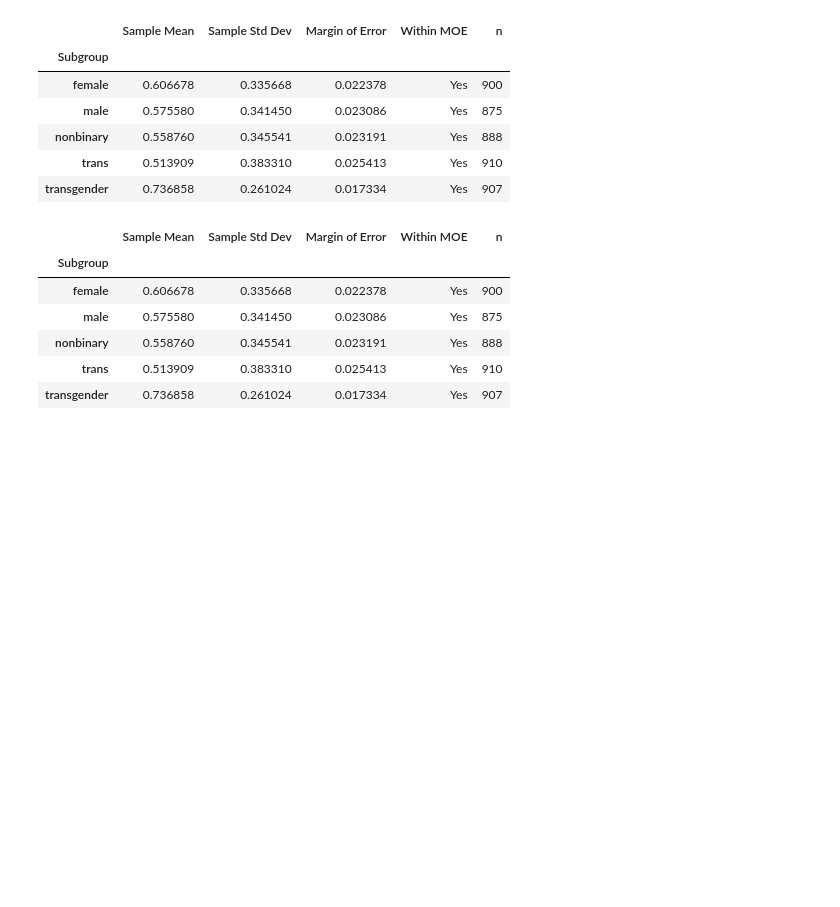
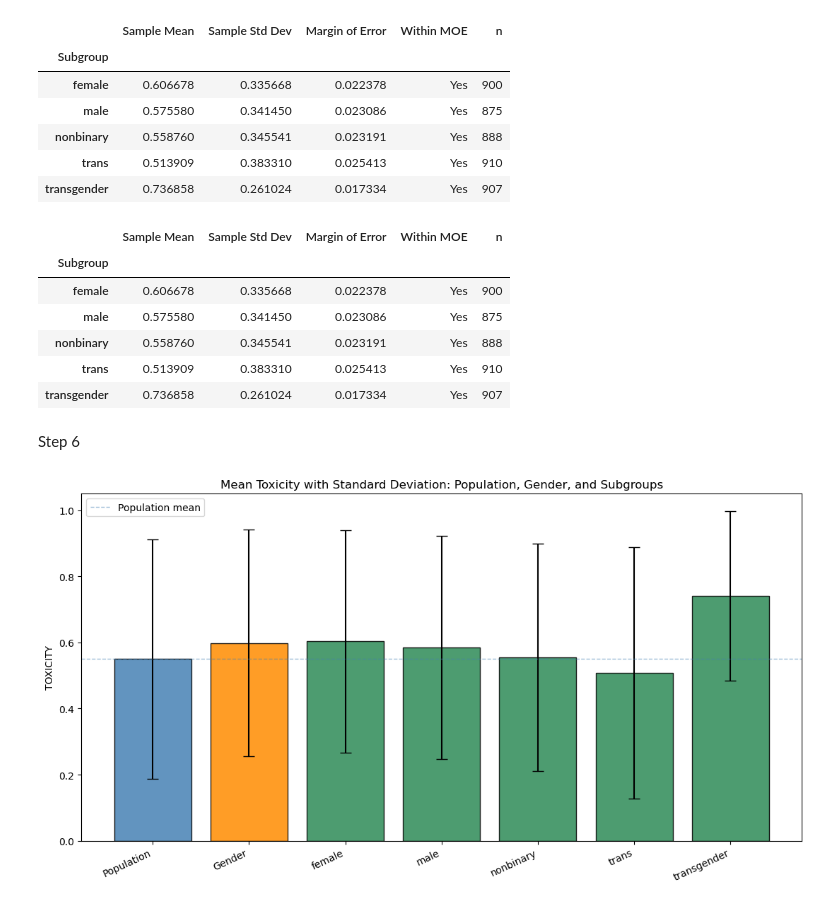
Before and after one commit to lukeckk/CS6603_2026_Summer, a Jupyter notebook: Porject_3_AI_ML_Part_1/notebook_part1.ipynb, the cells around one changed output. Cells and saved outputs as stored; diff of their text form; code cells hidden in the pictures; blank space fills up the shorter version.

Commit message:
completed step 6

```diff
--- a/Porject_3_AI_ML_Part_1/notebook_part1.ipynb
+++ b/Porject_3_AI_ML_Part_1/notebook_part1.ipynb
@@ -447,3 +447,31 @@ gender_subgroup_sample_60
 | nonbinary | 0.558760 | 0.345541 | 0.023191 | Yes | 888 |
 | trans | 0.513909 | 0.383310 | 0.025413 | Yes | 910 |
 | transgender | 0.736858 | 0.261024 | 0.017334 | Yes | 907 |
+# %% [markdown]
+Step 6
+# %%
+import matplotlib.pyplot as plt
+
+pop_mean = df_reduced['TOXICITY'].mean()
+pop_std = df_reduced['TOXICITY'].std(ddof=0)
+
+labels = ['Population', 'Gender'] + list(gender_subgroup_pop.index)
+means = [pop_mean, gender_mean] + gender_subgroup_pop['Mean'].tolist()
+stds = [pop_std, gender_std] + gender_subgroup_pop['Std Dev'].tolist()
+
+fig, ax = plt.subplots(figsize=(11, 6))
+x = np.arange(len(labels))
+colors = ['steelblue', 'darkorange'] + ['seagreen'] * len(gender_subgroup_pop)
+
+ax.bar(x, means, yerr=stds, capsize=6, color=colors, edgecolor='black', alpha=0.85)
+ax.set_xticks(x)
+ax.set_xticklabels(labels, rotation=25, ha='right')
+ax.set_ylabel('TOXICITY')
+ax.set_title('Mean Toxicity with Standard Deviation: Population, Gender, and Subgroups')
+ax.set_ylim(0, 1.05)
+ax.axhline(pop_mean, color='steelblue', linestyle='--', linewidth=1, alpha=0.5, label='Population mean')
+ax.legend()
+plt.tight_layout()
+plt.show()
+# %% [output]
+[figure, added]
```
